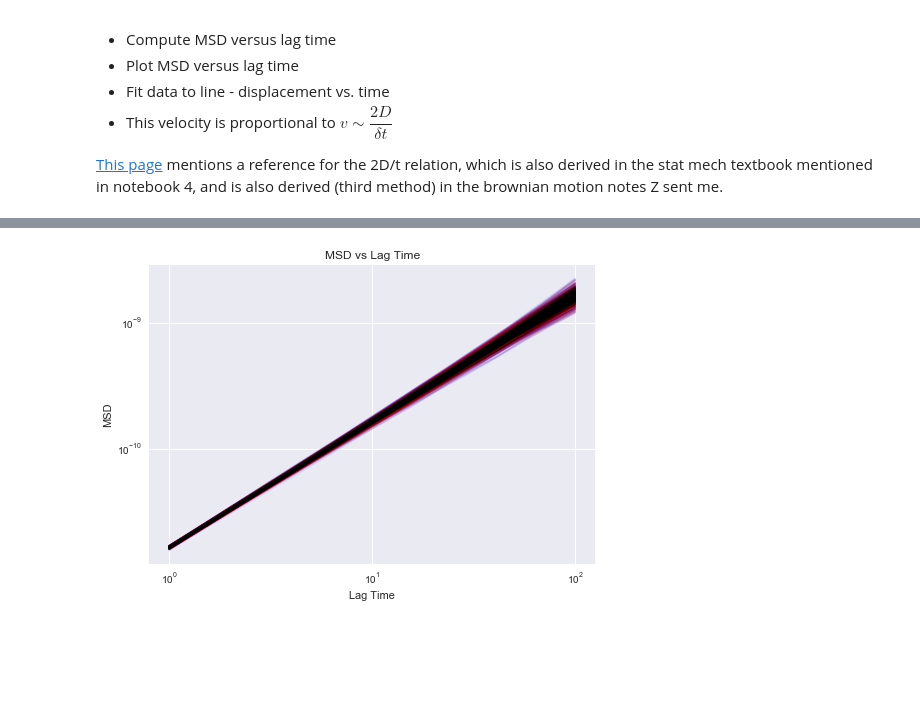
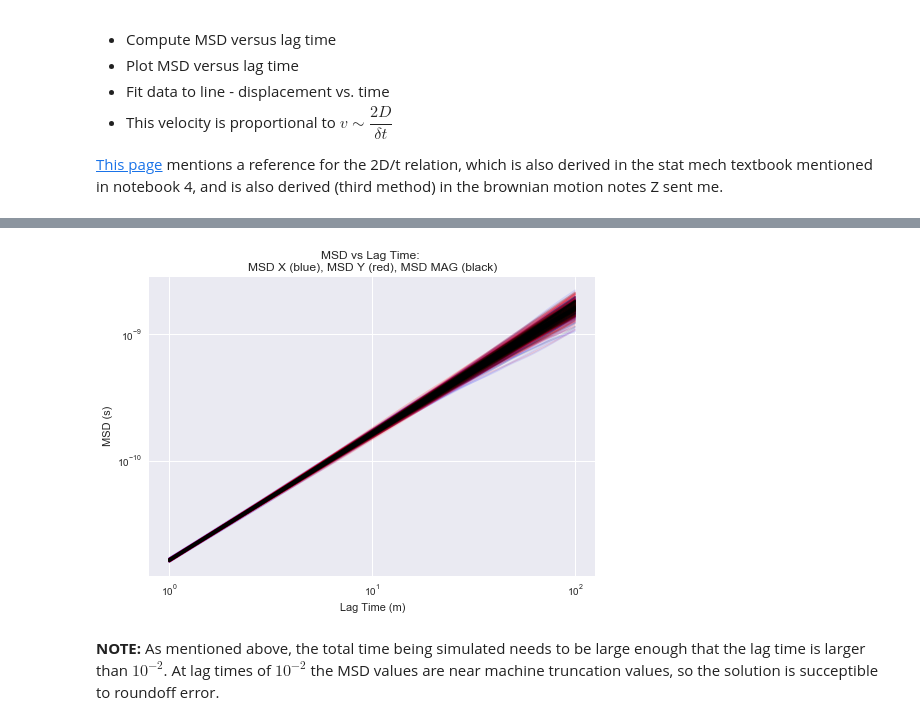
Before and after one commit to charlesreid1/statistical-mechanics, a Jupyter notebook: Statistical Mechanics 6 MSD to Diffusion Coefficient.ipynb, the cells around one changed output, grey strips where cells are left out. Cells and saved outputs as stored; diff of their text form; code cells hidden in the pictures; blank space fills up the shorter version.

```diff
--- a/Statistical Mechanics 6 MSD to Diffusion Coefficient.ipynb
+++ b/Statistical Mechanics 6 MSD to Diffusion Coefficient.ipynb
@@ -240,23 +248,25 @@ Percent Error:  0.04707%
 Using an ensemble of 10000 particles greatly improves accuracy of predicted D.
 # %%
 for i, (msd, lag) in enumerate(zip(msdxs,lags)):
-    if(i>300):
+    if(i>200):
         break
     plt.loglog(lag,msd,'b',alpha=0.1)
 
 for i, (msd, lag) in enumerate(zip(msdys,lags)):
-    if(i>300):
+    if(i>200):
         break
     plt.loglog(lag,msd,'r',alpha=0.1)
 
 for i, (msd, lag) in enumerate(zip(msds,lags)):
-    if(i>300):
+    if(i>200):
         break
     plt.loglog(lag,msd,'k',alpha=0.1)
 
-plt.xlabel('Lag Time')
-plt.ylabel('MSD')
-plt.title('MSD vs Lag Time')
+plt.xlabel('Lag Time (m)')
+plt.ylabel('MSD (s)')
+plt.title('MSD vs Lag Time: \nMSD X (blue), MSD Y (red), MSD MAG (black)')
 plt.show()
 # %% [output]
-[figure, old version]
+[figure, new version]
+# %% [markdown]
+**NOTE:** As mentioned above, the total time being simulated needs to be large enough that the lag time is larger than $10^{-2}$. At lag times of $10^{-2}$ the MSD values are near machine truncation values, so the solution is succeptible to roundoff error.
```
Also changed, not shown: parts of 5 cells of this notebook.
